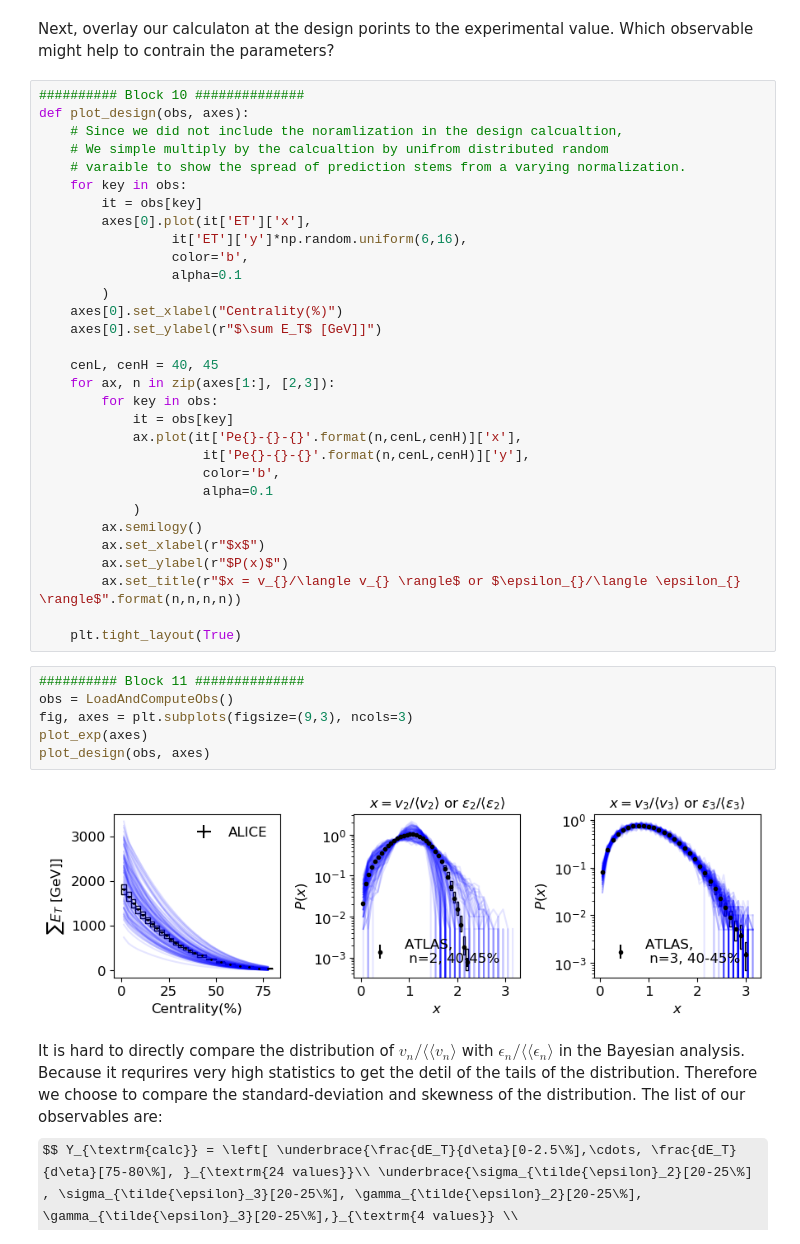
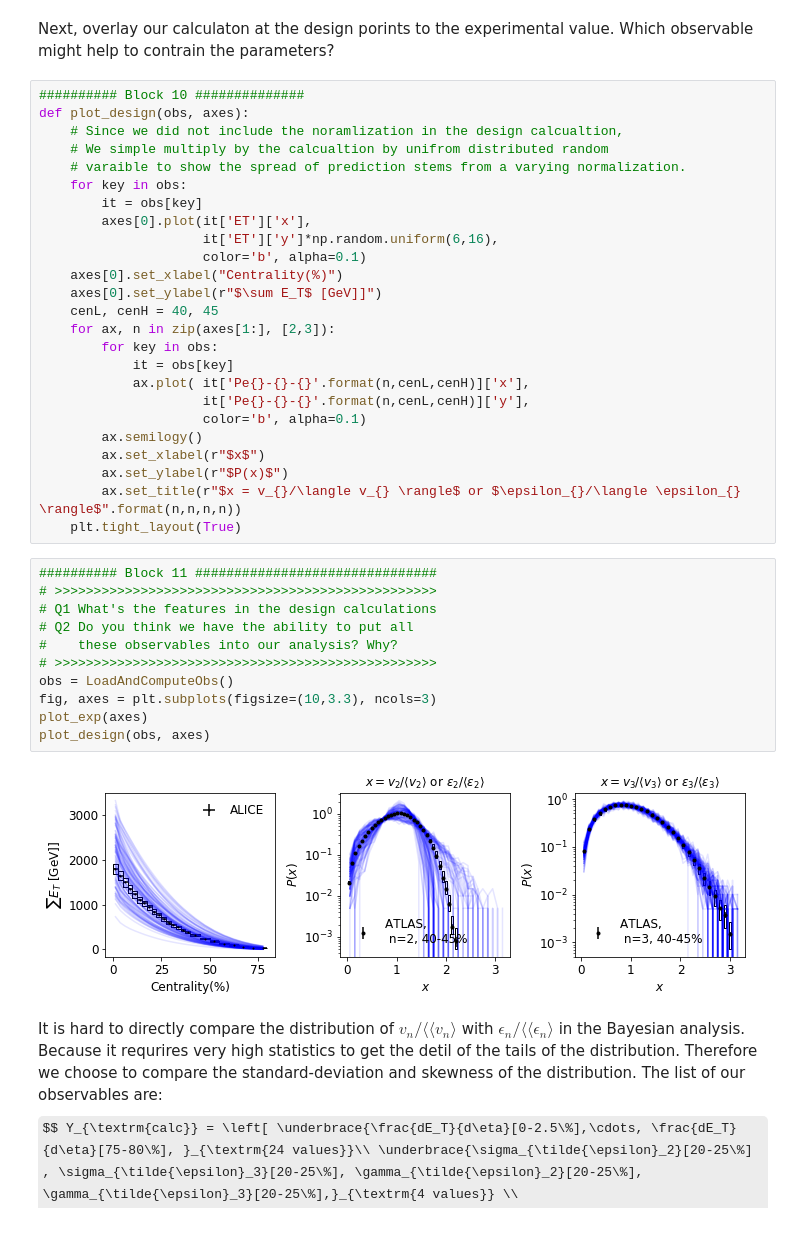
Before and after one commit to keweiyao/JETSCAPE2020-TRENTO-BAYES, a Jupyter notebook: trento-bayes.ipynb, the cells around one changed output. Drawn from its saved outputs; the diff is of its cells as text; some formulas as TeX source.

```diff
--- a/trento-bayes.ipynb
+++ b/trento-bayes.ipynb
@@ -370,36 +369,35 @@ def plot_design(obs, axes):
     for key in obs:
         it = obs[key]
         axes[0].plot(it['ET']['x'],
-                 it['ET']['y']*np.random.uniform(6,16),
-                 color='b',
-                 alpha=0.1
-        )
+                     it['ET']['y']*np.random.uniform(6,16),
+                     color='b', alpha=0.1)
     axes[0].set_xlabel("Centrality(%)")
     axes[0].set_ylabel(r"$\sum E_T$ [GeV]]")
-
     cenL, cenH = 40, 45
     for ax, n in zip(axes[1:], [2,3]):
         for key in obs:
             it = obs[key]
-            ax.plot(it['Pe{}-{}-{}'.format(n,cenL,cenH)]['x'],
+            ax.plot( it['Pe{}-{}-{}'.format(n,cenL,cenH)]['x'],
                      it['Pe{}-{}-{}'.format(n,cenL,cenH)]['y'],
-                     color='b',
-                     alpha=0.1
-            )
+                     color='b', alpha=0.1)
         ax.semilogy()
         ax.set_xlabel(r"$x$")
         ax.set_ylabel(r"$P(x)$")
         ax.set_title(r"$x = v_{}/\langle v_{} \rangle$ or $\epsilon_{}/\langle \epsilon_{} \rangle$".format(n,n,n,n))
-
     plt.tight_layout(True)
 # %%
-########## Block 11 ##############
+########## Block 11 ###############################
+# >>>>>>>>>>>>>>>>>>>>>>>>>>>>>>>>>>>>>>>>>>>>>>>>>
+# Q1 What's the features in the design calculations
+# Q2 Do you think we have the ability to put all
+#    these observables into our analysis? Why?
+# >>>>>>>>>>>>>>>>>>>>>>>>>>>>>>>>>>>>>>>>>>>>>>>>>
 obs = LoadAndComputeObs()
-fig, axes = plt.subplots(figsize=(9,3), ncols=3)
+fig, axes = plt.subplots(figsize=(10,3.3), ncols=3)
 plot_exp(axes)
 plot_design(obs, axes)
 # %% [output]
-[figure, old version]
+[figure, new version]
 # %% [markdown]
 It is hard to directly compare the distribution of $v_n/\langle \langle v_n\rangle$ with $\epsilon_n/\langle \langle \epsilon_n\rangle$ in the Bayesian analysis. Because it requrires very high statistics to get the detil of the tails of the distribution. Therefore we choose to compare the standard-deviation and skewness of the distribution. The list of our observables are:
 $$ Y_{\textrm{calc}} = \left[ \underbrace{\frac{dE_T}{d\eta}[0-2.5\%],\cdots, \frac{dE_T}{d\eta}[75-80\%], }_{\textrm{24 values}}\\ \underbrace{\sigma_{\tilde{\epsilon}_2}[20-25\%] , \sigma_{\tilde{\epsilon}_3}[20-25\%], \gamma_{\tilde{\epsilon}_2}[20-25\%], \gamma_{\tilde{\epsilon}_3}[20-25\%],}_{\textrm{4 values}} \\
```
Also changed, not shown: parts of 21 cells of this notebook, 2 other files.
